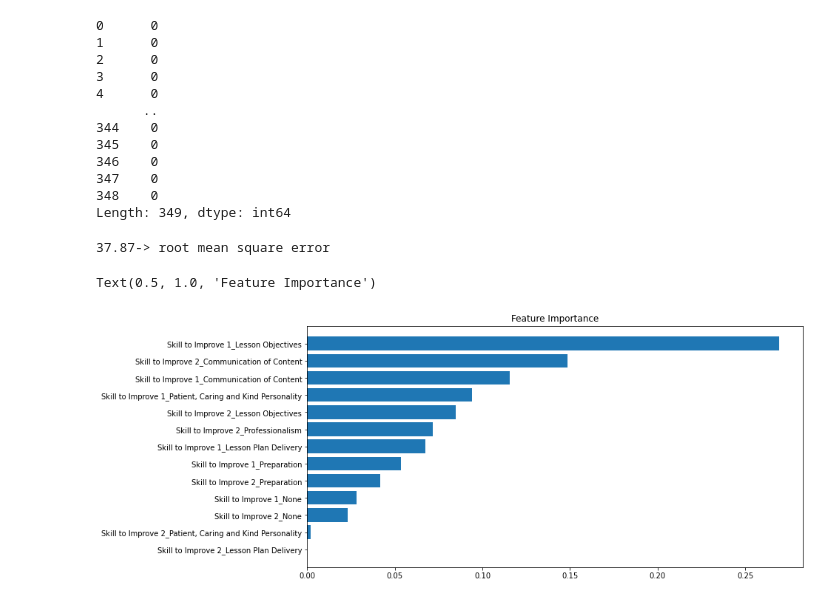
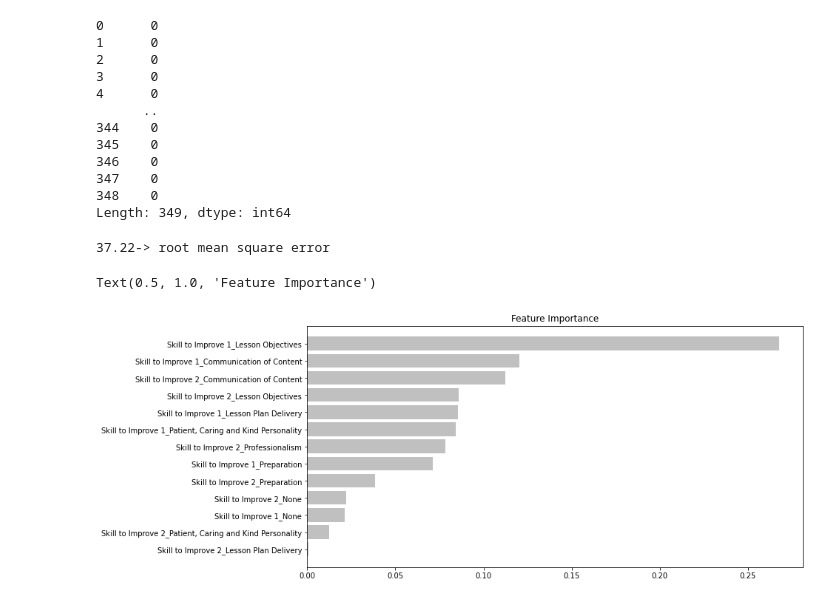
Before and after one commit to georgeputhean/pop-performance, a Jupyter notebook: Skill_Analysis.ipynb, the cells around one changed output. Cells and saved outputs as stored; diff of their text form; code cells hidden in the pictures.

```diff
--- a/Skill_Analysis.ipynb
+++ b/Skill_Analysis.ipynb
@@ -57,14 +57,14 @@ Index(['Grade_x', 'School Year_x', 'Pre or Post?',
        'Skill to Improve 2_Preparation', 'Skill to Improve 2_Professionalism'],
       dtype='object')
 # %%
-X=feature_encoded[[ 'Grade_x','Pre or Post?',
+X=feature_encoded[[ 'Grade_x',
        'Main Language Used In Exam', 'EGRA Question 1: Reading Habit',
        'EGRA Last Book Read', 'Reads With Others',
        'How Often, ReadsWithOthers', 'Student Gender',
        'Minutes Spent Observing', 'Minutes Spent Coaching', 'Total Score',
        'Teacher Number: Gender',
        'Teacher Number: School Years in Teacher Support Program',
-       'Teacher Present', 'Average Students Enrolled',
+        'Average Students Enrolled',
        'Skill to Improve 1_Communication of Content',
        'Skill to Improve 1_Lesson Objectives',
        'Skill to Improve 1_Lesson Plan Delivery', 'Skill to Improve 1_None',
@@ -194,29 +186,29 @@ x=X1
 # %%
 from sklearn.ensemble import GradientBoostingRegressor
 from sklearn.metrics import mean_squared_error
 from sklearn.model_selection import train_test_split
 from sklearn.inspection import permutation_importance
 import statsmodels.api as sm
 import pandas as pd
 import matplotlib.pyplot as plt
 import numpy as np
 
 
 X_train, X_test, y_train, y_test = train_test_split(x, y, test_size=.2, random_state=1066)
 model = GradientBoostingRegressor(learning_rate=0.05, max_depth=5, n_estimators=500, min_samples_split=5, n_iter_no_change=10)
 model.fit(X_train, y_train)
 rmse = np.sqrt(mean_squared_error(y_test, model.predict(X_test)))
 print("{:.2f}-> root mean square error".format(rmse))
 feature_importance = model.feature_importances_
 sorted_idx = np.argsort(feature_importance)
 fig = plt.figure(figsize=(12, 6))
-plt.barh(range(len(sorted_idx)), feature_importance[sorted_idx], align='center')
+plt.barh(range(len(sorted_idx)), feature_importance[sorted_idx], align='center',color=['#C0C0C0'])
 plt.yticks(range(len(sorted_idx)), np.array(X_test.columns)[sorted_idx])
 plt.title('Feature Importance')
 # %% [output]
-37.87-> root mean square error
+37.22-> root mean square error
 Text(0.5, 1.0, 'Feature Importance')
-[figure, old version]
+[figure, new version]
 # %%
 x=X
 y=target['EGRA Section 5 CWPM']
```
Also changed, not shown: parts of 16 cells of this notebook.
